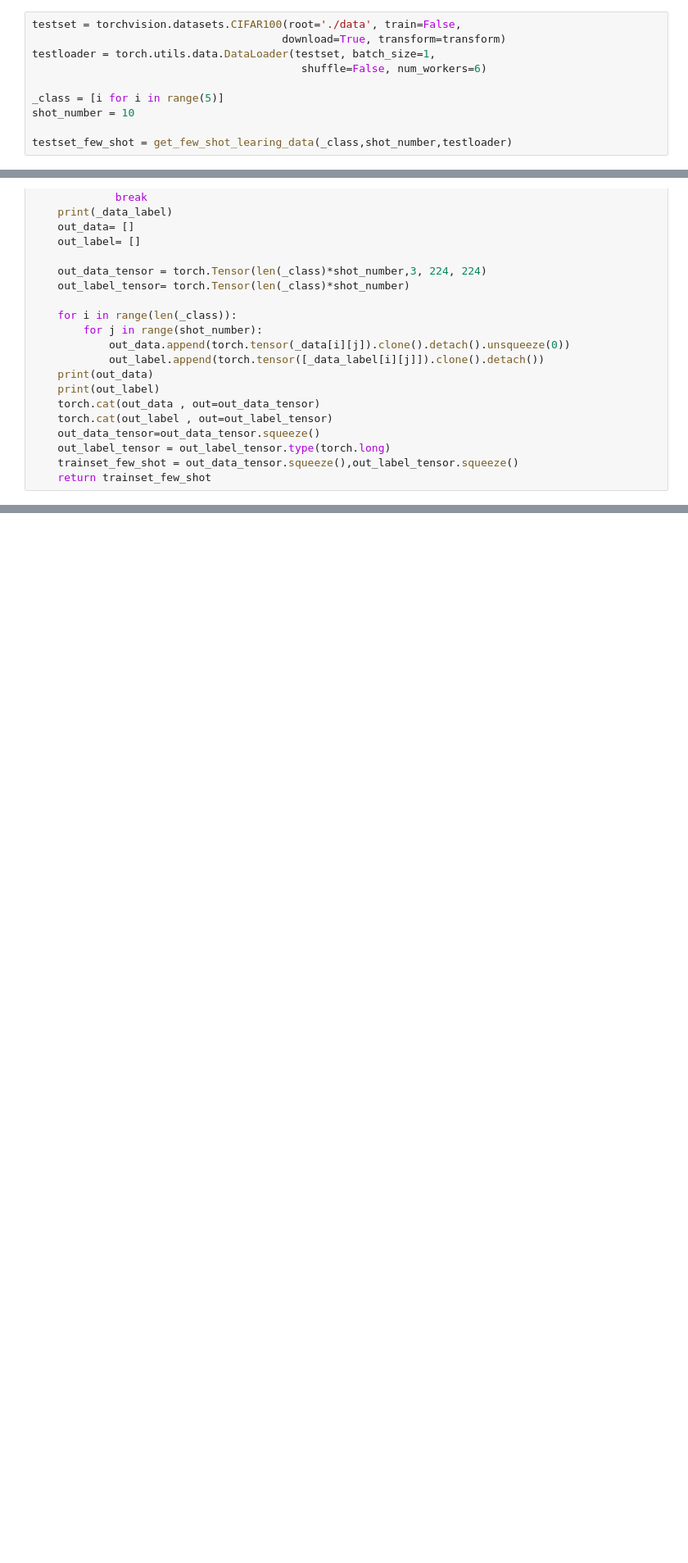
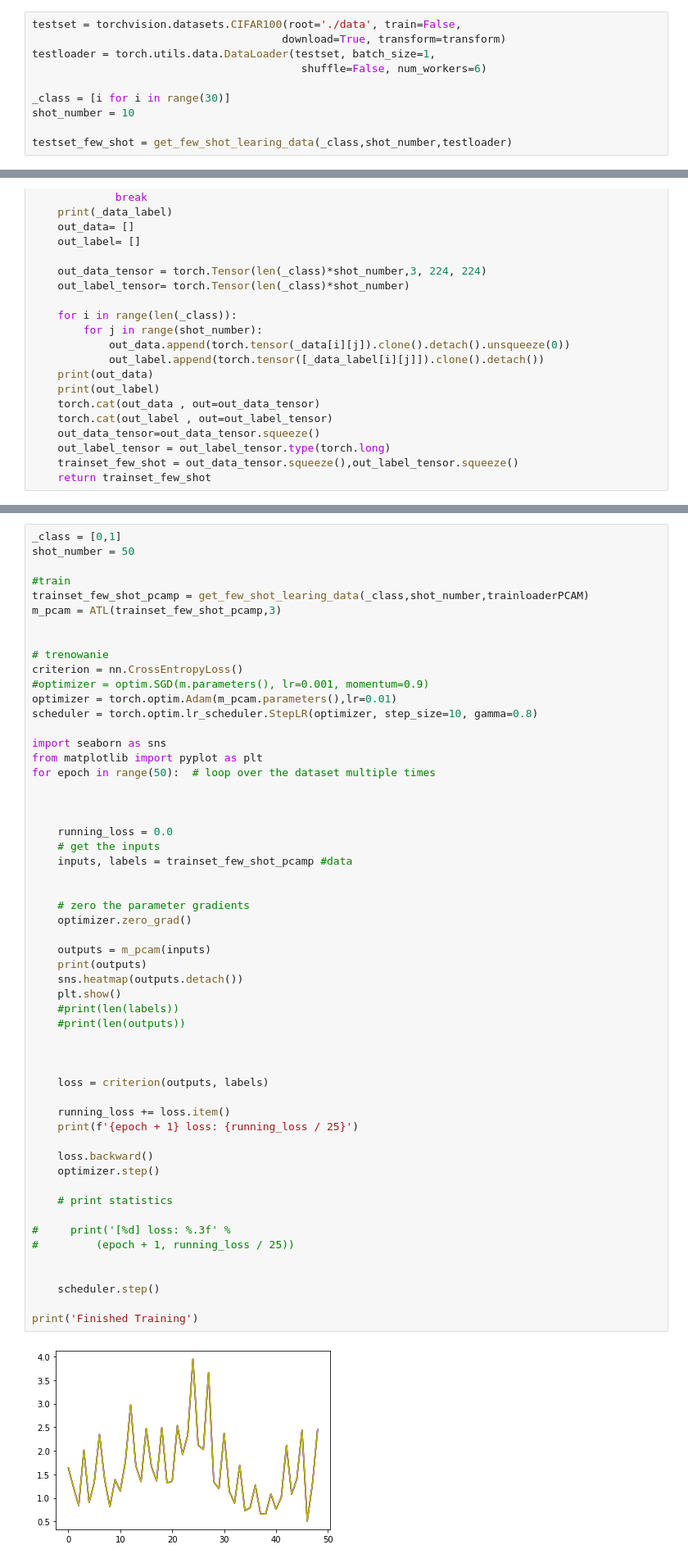
Before and after one commit to jamrozyb/WB-2022, a Jupyter notebook: prototype.ipynb, the cells around one changed output, grey strips where cells are left out. Shown at 82% size. Cells and saved outputs as stored; diff of their text form; blank space fills up the shorter version.

```diff
--- a/prototype.ipynb
+++ b/prototype.ipynb
@@ -587,7 +549,7 @@ testset = torchvision.datasets.CIFAR100(root='./data', train=False,
 testloader = torch.utils.data.DataLoader(testset, batch_size=1,
                                           shuffle=False, num_workers=6)
 
-_class = [i for i in range(5)]
+_class = [i for i in range(30)]
 shot_number = 10
 
 testset_few_shot = get_few_shot_learing_data(_class,shot_number,testloader)
@@ -743,0 +689,57 @@ accuracy_score
+# %%
+_class = [0,1]
+shot_number = 50
+
+#train
+trainset_few_shot_pcamp = get_few_shot_learing_data(_class,shot_number,trainloaderPCAM)
+m_pcam = ATL(trainset_few_shot_pcamp,3)
+
+
+# trenowanie
+criterion = nn.CrossEntropyLoss()
+#optimizer = optim.SGD(m.parameters(), lr=0.001, momentum=0.9)
+optimizer = torch.optim.Adam(m_pcam.parameters(),lr=0.01)
+scheduler = torch.optim.lr_scheduler.StepLR(optimizer, step_size=10, gamma=0.8)
+
+import seaborn as sns
+from matplotlib import pyplot as plt
+for epoch in range(50):  # loop over the dataset multiple times
+
+
+
+    running_loss = 0.0
+    # get the inputs
+    inputs, labels = trainset_few_shot_pcamp #data
+
+
+    # zero the parameter gradients
+    optimizer.zero_grad()
+
+    outputs = m_pcam(inputs)
+    print(outputs)
+    sns.heatmap(outputs.detach())
+    plt.show()
+    #print(len(labels))
+    #print(len(outputs))
+
+
+
+    loss = criterion(outputs, labels)
+
+    running_loss += loss.item()
+    print(f'{epoch + 1} loss: {running_loss / 25}')
+
+    loss.backward()
+    optimizer.step()
+
+    # print statistics
+
+#     print('[%d] loss: %.3f' %
+#         (epoch + 1, running_loss / 25))
+
+
+    scheduler.step()
+
+print('Finished Training')
+# %% [output]
+[figure, added]
```
Also changed, not shown: parts of 20 cells of this notebook.
